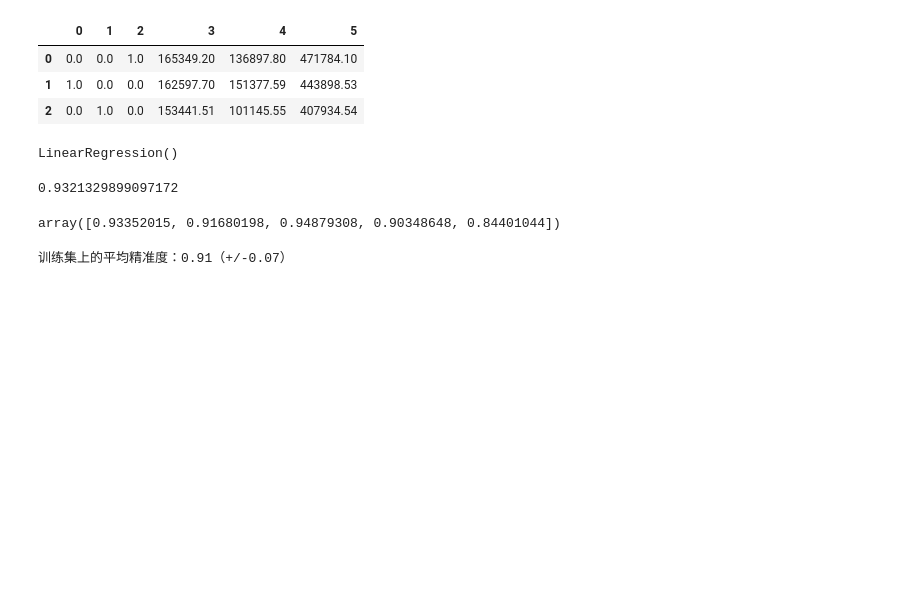
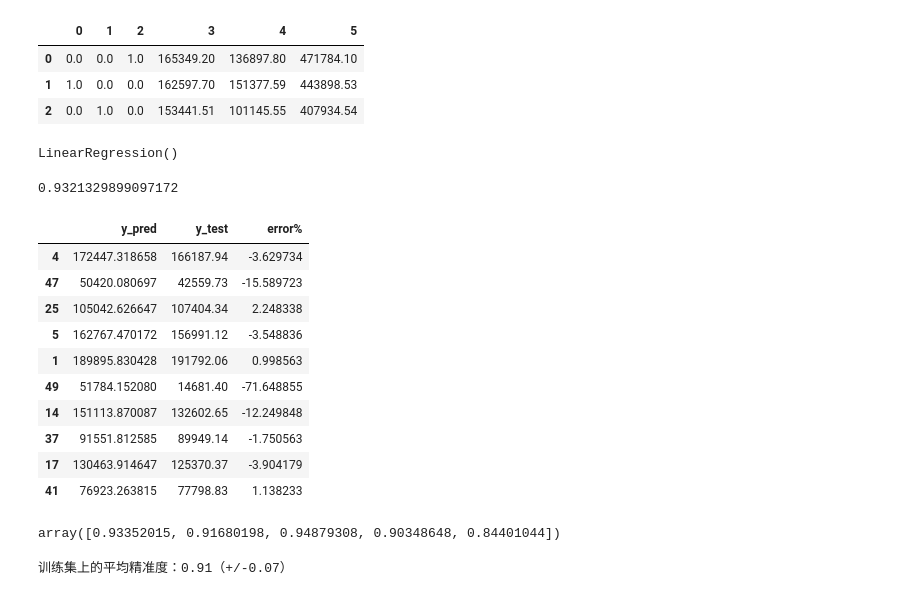
Before and after one commit to bdfd/Portfolio_Project_11-Salary_Prediction, a Jupyter notebook: Startup_Profit_Prediction.ipynb, the cells around one changed output. Saved outputs shown, nothing was run; the diff lists cells and outputs as text; code cells hidden in the pictures; blank space fills up the shorter version.

```diff
--- a/Startup_Profit_Prediction.ipynb
+++ b/Startup_Profit_Prediction.ipynb
@@ -127,6 +127,24 @@ LinearRegression()
 model.score(X_test, y_test)
 # %% [output]
 0.9321329899097172
+# %%
+y_pred = model.predict(X_test)
+# %%
+error = (y_test-y_pred)/y_pred*100
+result = {'y_pred':y_pred, 'y_test':y_test, 'error%':error}
+pd.DataFrame(result)
+# %% [output]
+|  | y_pred | y_test | error% |
+| 4 | 172447.318658 | 166187.94 | -3.629734 |
+| 47 | 50420.080697 | 42559.73 | -15.589723 |
+| 25 | 105042.626647 | 107404.34 | 2.248338 |
+| 5 | 162767.470172 | 156991.12 | -3.548836 |
+| 1 | 189895.830428 | 191792.06 | 0.998563 |
+| 49 | 51784.152080 | 14681.40 | -71.648855 |
+| 14 | 151113.870087 | 132602.65 | -12.249848 |
+| 37 | 91551.812585 | 89949.14 | -1.750563 |
+| 17 | 130463.914647 | 125370.37 | -3.904179 |
+| 41 | 76923.263815 | 77798.83 | 1.138233 |
 # %%
 # from sklearn.model_selection import cross_val_score
 score1 = cross_val_score(model,X_train, y_train, cv=5)
```
Also changed, not shown: parts of 1 cell of this notebook.
